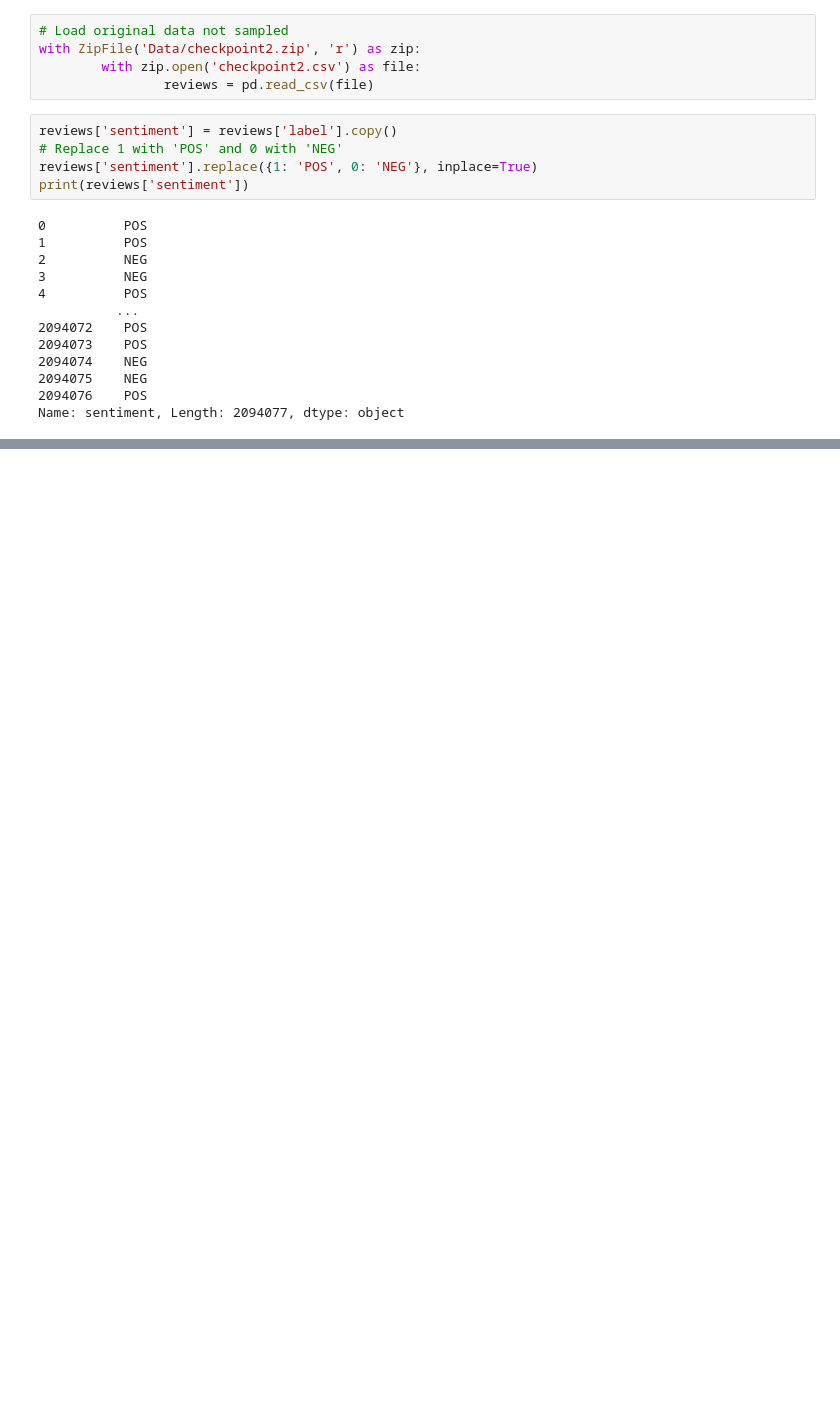
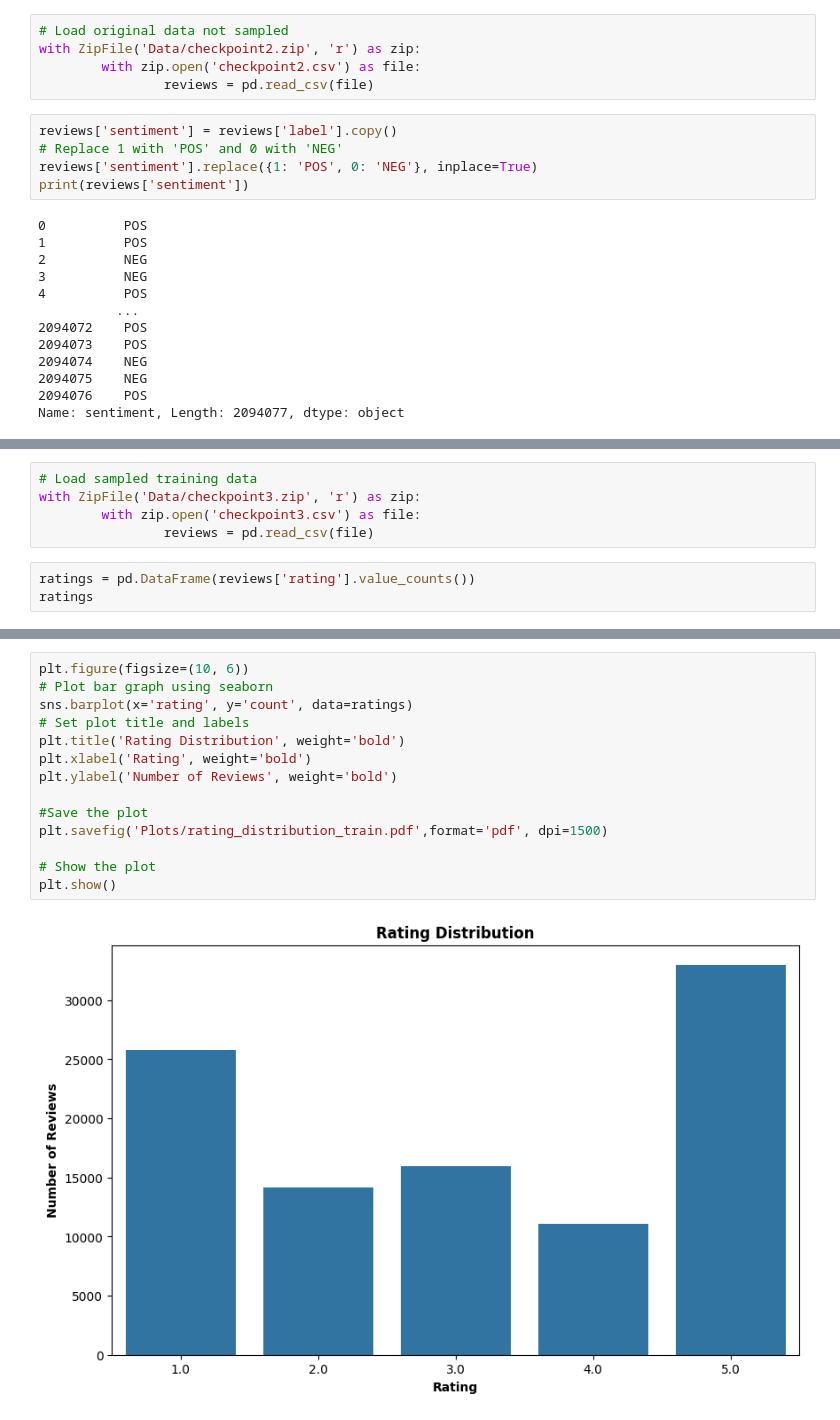
Before and after one commit to valentin-velev29/DLSS-24-GPT-2-Project, a Jupyter notebook: peprocessing.ipynb, the cells around one changed output, grey strips where cells are left out. Cells and saved outputs as stored; diff of their text form; blank space fills up the shorter version.

```diff
--- a/peprocessing.ipynb
+++ b/peprocessing.ipynb
@@ -600,0 +583,8 @@ plt.show()
+# %%
+# Load sampled training data
+with ZipFile('Data/checkpoint3.zip', 'r') as zip:
+        with zip.open('checkpoint3.csv') as file:
+                reviews = pd.read_csv(file)
+# %%
+ratings = pd.DataFrame(reviews['rating'].value_counts())
+ratings
@@ -600,0 +599,16 @@ plt.show()
+# %%
+plt.figure(figsize=(10, 6))
+# Plot bar graph using seaborn
+sns.barplot(x='rating', y='count', data=ratings)
+# Set plot title and labels
+plt.title('Rating Distribution', weight='bold')
+plt.xlabel('Rating', weight='bold')
+plt.ylabel('Number of Reviews', weight='bold')
+
+#Save the plot
+plt.savefig('Plots/rating_distribution_train.pdf',format='pdf', dpi=1500)
+
+# Show the plot
+plt.show()
+# %% [output]
+[figure, added]
```
Also changed, not shown: parts of 32 cells of this notebook, 5 other files.
